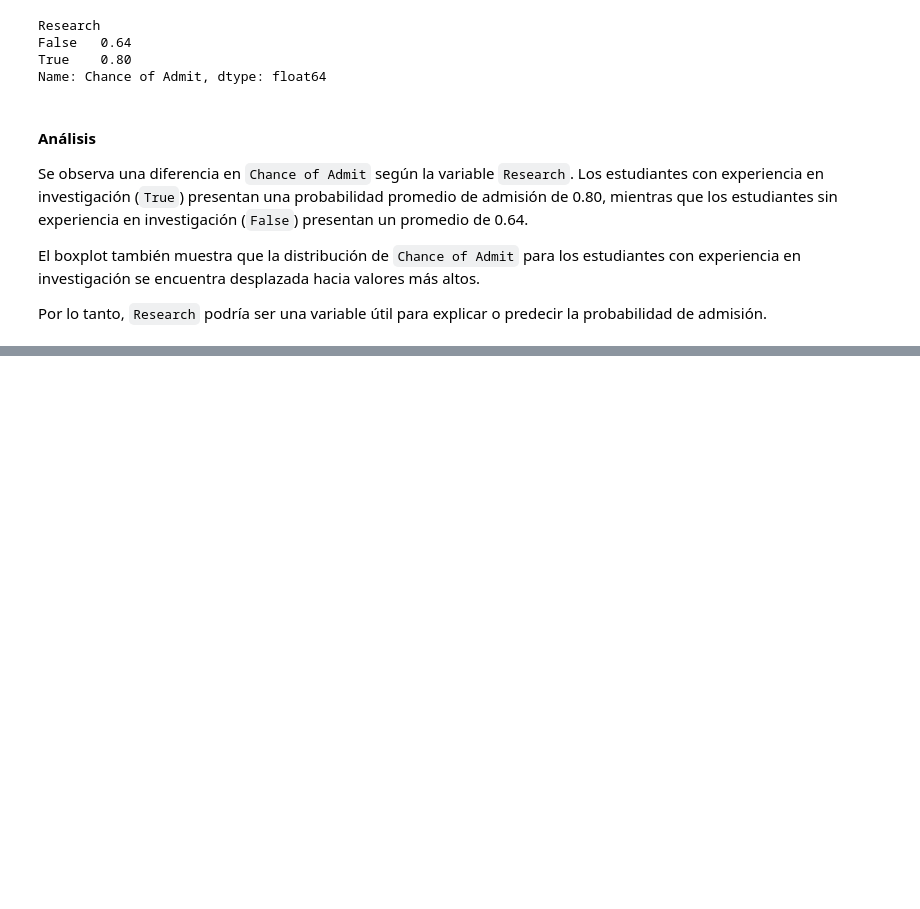
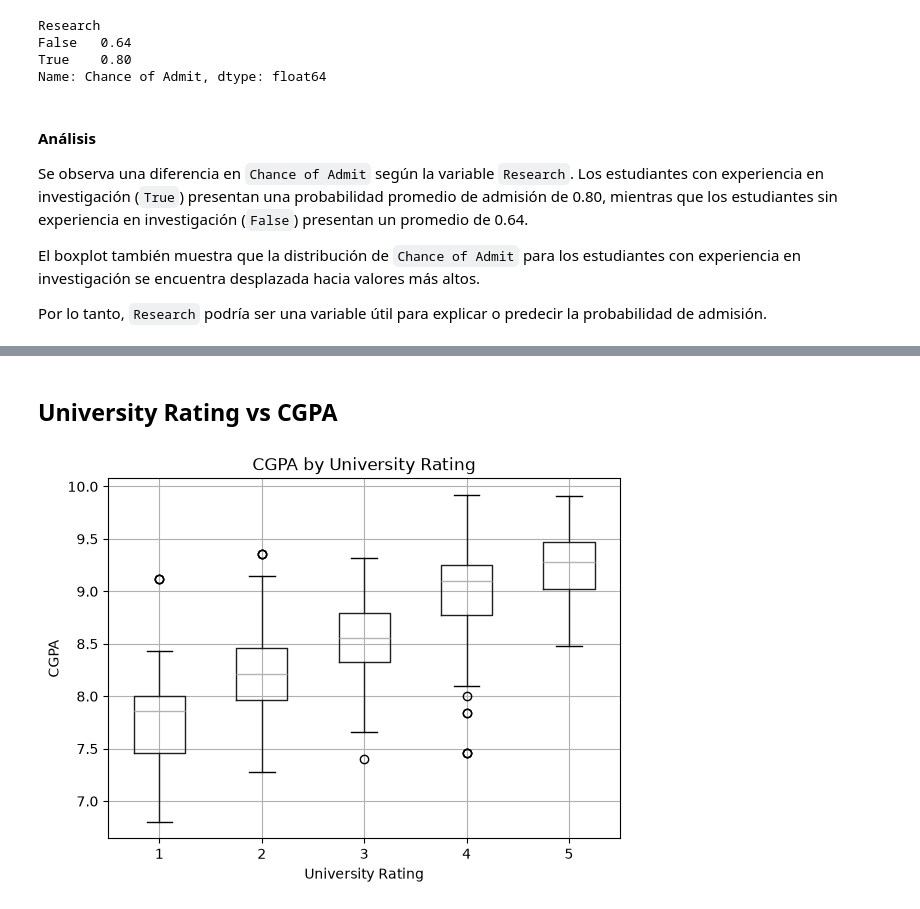
Before and after one commit to mariacamilasepulvedatorres-bit/CDP_ADMISIONES, a Jupyter notebook: notebooks/3-analysis/03.Analisis_bivariable_MCST_2026_08_21.ipynb, the cells around one changed output, grey strips where cells are left out. Saved outputs shown, nothing was run; the diff lists cells and outputs as text; code cells hidden in the pictures; blank space fills up the shorter version.

```diff
--- a/notebooks/3-analysis/03.Analisis_bivariable_MCST_2026_08_21.ipynb
+++ b/notebooks/3-analysis/03.Analisis_bivariable_MCST_2026_08_21.ipynb
@@ -347,0 +438,17 @@ From the results obtained, what ideas or proposals can be generated to continue
+# %% [markdown]
+## University Rating vs CGPA
+# %%
+# distribución de CGPA por University Rating
+
+admission_df.boxplot(
+    column="CGPA",
+    by="University Rating"
+)
+
+plt.title("CGPA by University Rating")
+plt.suptitle("")
+plt.xlabel("University Rating")
+plt.ylabel("CGPA")
+plt.show()
+# %% [output]
+[figure, added]
```
Also changed, not shown: parts of 21 cells of this notebook.
